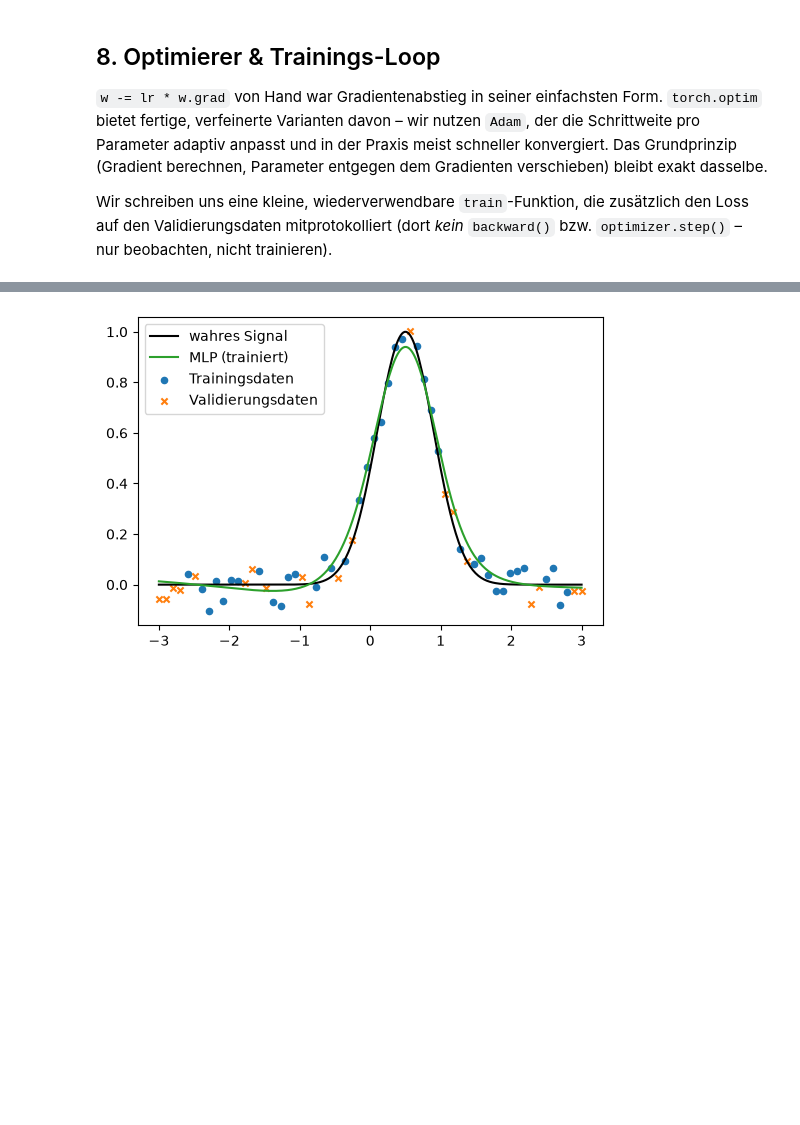
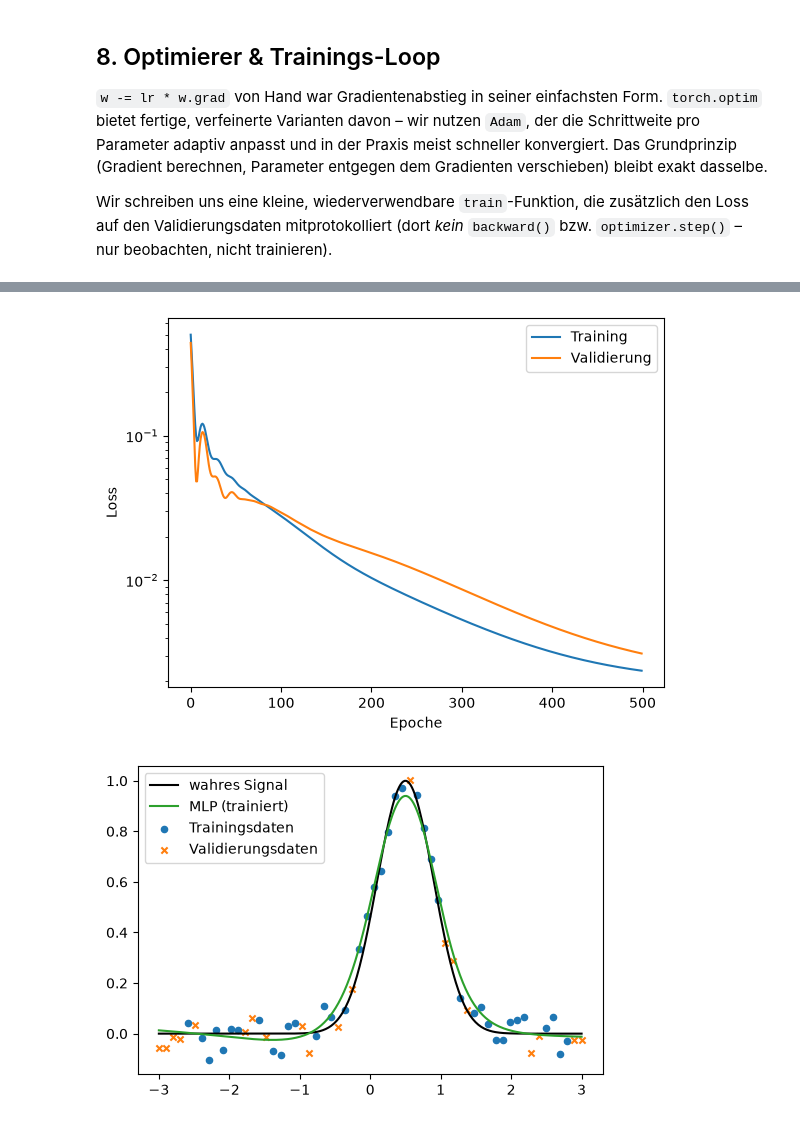
Before and after one commit to luisadow/computational-measurement, a Jupyter notebook: exploration/01_neural_network_basics/nn_basics.ipynb, the cells around one changed output, grey strips where cells are left out. Cells and saved outputs as stored; diff of their text form; code cells hidden in the pictures; blank space fills up the shorter version.

```diff
--- a/exploration/01_neural_network_basics/nn_basics.ipynb
+++ b/exploration/01_neural_network_basics/nn_basics.ipynb
@@ -257,6 +376,8 @@ def train(model, x_train, y_train, x_val, y_val, lr=0.01, epochs=500):
 model = MLP(hidden_dim=16)                        # frisches Modell mit zufaellig initialisierten Gewichten
 train_losses, val_losses = train(model, x_train, y_train, x_val, y_val, lr=0.01, epochs=500)
 
+trace_model(model, x_plot)  # ruft model(x_plot) auf, zeichnet den Graphen auf und speichert ihn in model.graph
+
 plt.plot(train_losses, label="Training")
 plt.plot(val_losses, label="Validierung")
 plt.yscale("log")                                # Loss faellt ueber Groessenordnungen -> log-Achse macht spaete Epochen ueberhaupt erst lesbar
@@ -264,3 +385,4 @@ plt.xlabel("Epoche")
 plt.ylabel("Loss")
 plt.legend()
 plt.show()
+# %% [output]
@@ -267,3 +390,4 @@ plt.show()
+[figure, added]
 # %%
 plt.figure(figsize=(6, 4))
 plt.plot(x_plot, true_signal(x_plot), label="wahres Signal", color="black")
```
Also changed, not shown: parts of 7 cells of this notebook.
